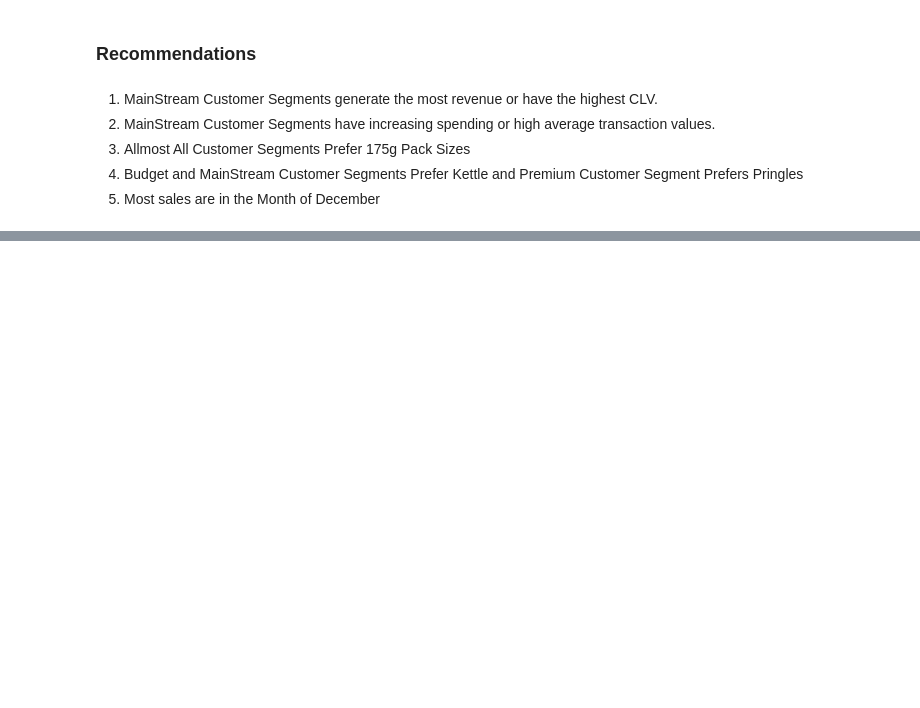
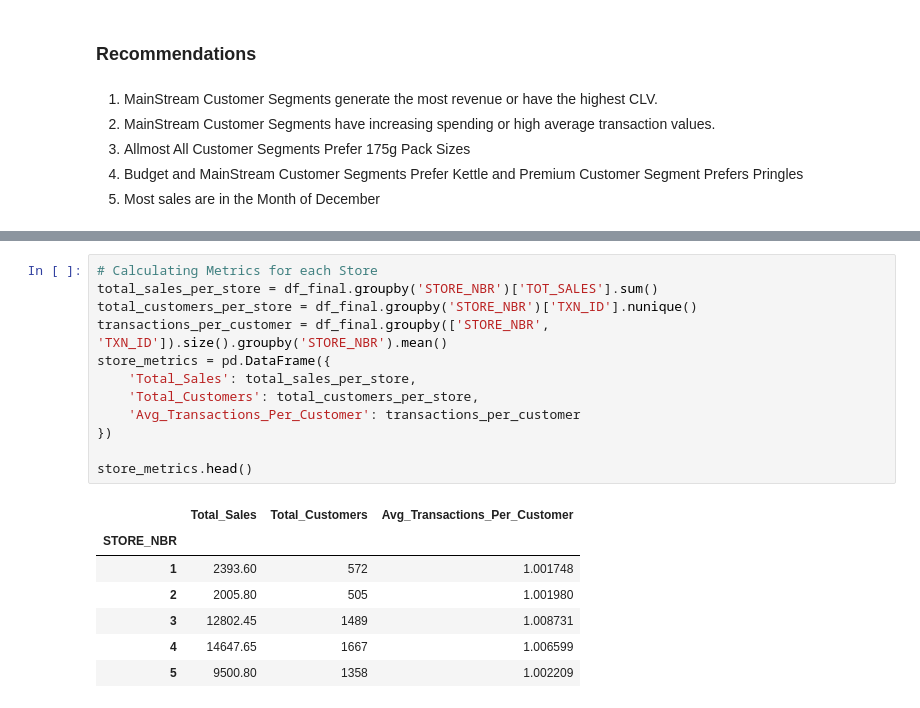
Before and after one commit to saadsohail05/Quantium-Retail-Strategy-and-Analytics, a Jupyter notebook: Retail-Strategy-and-Analytics.ipynb, the cells around one changed output, grey strips where cells are left out. Drawn from its saved outputs; the diff is of its cells as text; blank space fills up the shorter version.

```diff
--- a/Data preparation and customer analytics.ipynb
+++ b/Retail-Strategy-and-Analytics.ipynb
@@ -498,0 +510,20 @@ plt.show()
+# %%
+# Calculating Metrics for each Store
+total_sales_per_store = df_final.groupby('STORE_NBR')['TOT_SALES'].sum()
+total_customers_per_store = df_final.groupby('STORE_NBR')['TXN_ID'].nunique()
+transactions_per_customer = df_final.groupby(['STORE_NBR', 'TXN_ID']).size().groupby('STORE_NBR').mean()
+store_metrics = pd.DataFrame({
+    'Total_Sales': total_sales_per_store,
+    'Total_Customers': total_customers_per_store,
+    'Avg_Transactions_Per_Customer': transactions_per_customer
+})
+
+store_metrics.head()
+# %% [output]
+|  | Total_Sales | Total_Customers | Avg_Transactions_Per_Customer |
+| STORE_NBR |  |  |  |
+| 1 | 2393.60 | 572 | 1.001748 |
+| 2 | 2005.80 | 505 | 1.001980 |
+| 3 | 12802.45 | 1489 | 1.008731 |
+| 4 | 14647.65 | 1667 | 1.006599 |
+| 5 | 9500.80 | 1358 | 1.002209 |
```
Also changed, not shown: parts of 6 cells of this notebook.
